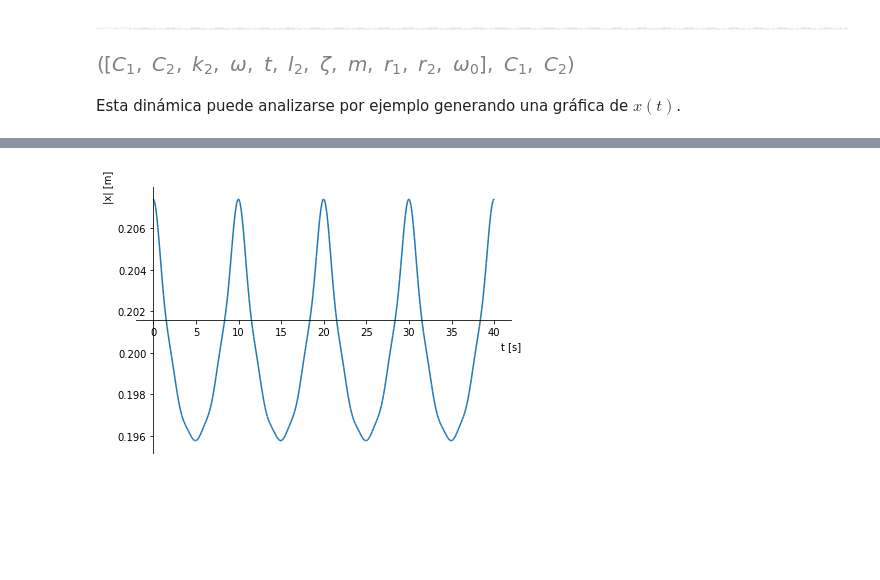
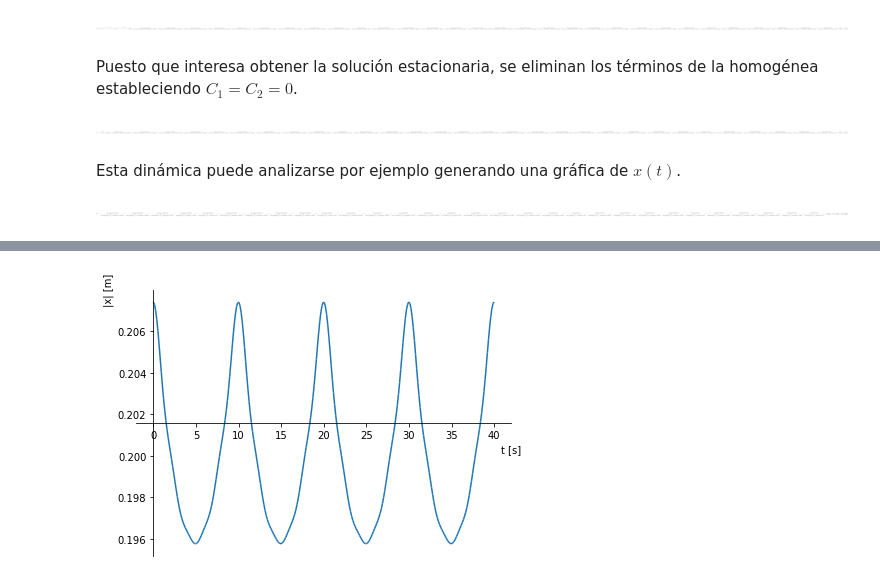
Before and after one commit to bettachini/MecanicaAnaliticaComputacional, a Jupyter notebook: 11Vibraciones1GdL/notebooks/arbitrario1GdL.ipynb, the cells around one changed output, grey strips where cells are left out. Drawn from its saved outputs; the diff is of its cells as text; code cells hidden in the pictures; blank space fills up the shorter version.

```diff
--- a/11Vibraciones1GdL/notebooks/arbitrario1GdL.ipynb
+++ b/11Vibraciones1GdL/notebooks/arbitrario1GdL.ipynb
@@ -157,15 +157,13 @@ x_forzado_sol = sym.dsolve(x_EL_forzado)
 x_forzado_sol
 # %% [output]
 [figure]
-# %%
-simbolos = list( x_forzado_sol.free_symbols )
-C_1 = simbolos[0]
-C_2 = simbolos[1]
-simbolos, C_1, C_2 # ¡OJO! VERIFICAR QUE SE OBTUVIERON LOS SÍMBOLOS DE C1 Y C2.
-# %% [output]
-[figure, removed]
+# %% [markdown]
+Puesto que interesa obtener la solución estacionaria, se eliminan los términos de la homogénea estableciendo $C_1 = C_2 = 0$.
 # %%
-x_forzadoArmonico = x_forzado_sol.subs([(C_1, 0), (C_2, 0)])
+x_forzadoArmonico = x_forzado_sol.subs([('C1', 0), ('C2', 0)])
+x_forzadoArmonico
+# %% [output]
+[figure, added]
 # %% [markdown]
 Esta dinámica puede analizarse por ejemplo generando una gráfica de $x(t)$.
 # %%
@@ -173,4 +171,7 @@ parametrosHomogeneo ={
     zeta : 2* sym.sqrt(k1* m),
     omega : sym.sqrt(k1/m)
 }
-x_analisis = x_forzadoArmonico.rhs.subs(parametrosHomogeneo)
+x_parametrosHomogeneo = x_forzadoArmonico.subs(parametrosHomogeneo)
+x_parametrosHomogeneo
+# %% [output]
+[figure, added]
```
Also changed, not shown: parts of 6 cells of this notebook, 2 other files.
